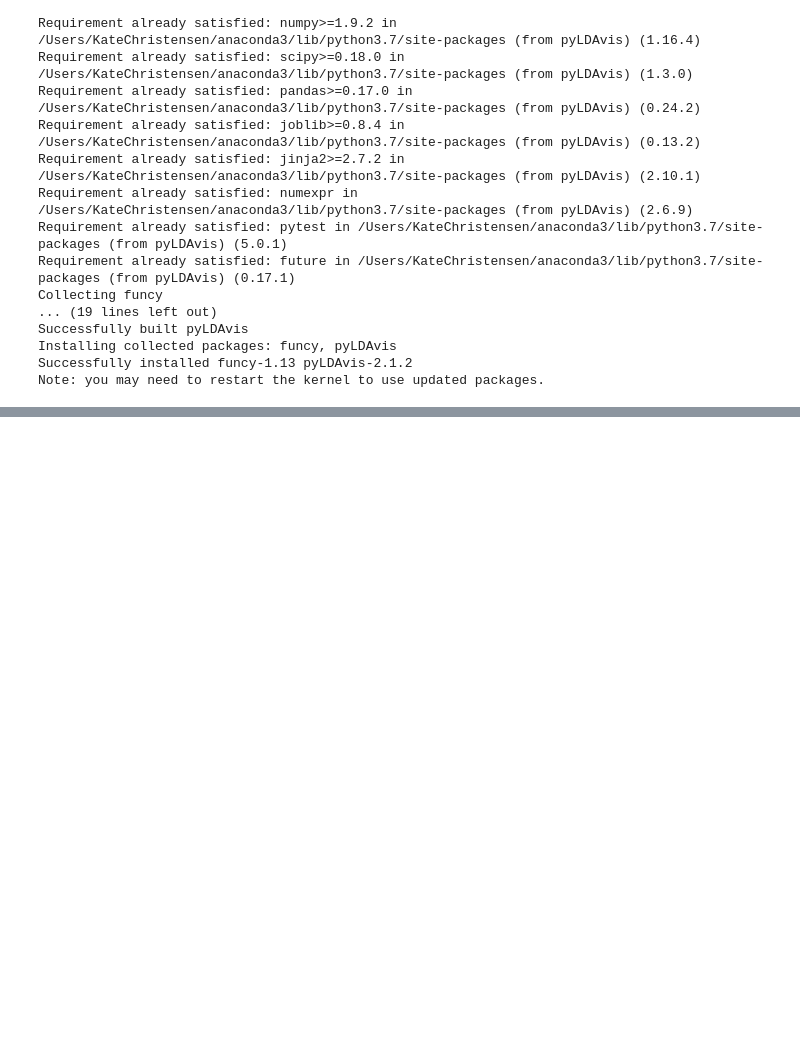
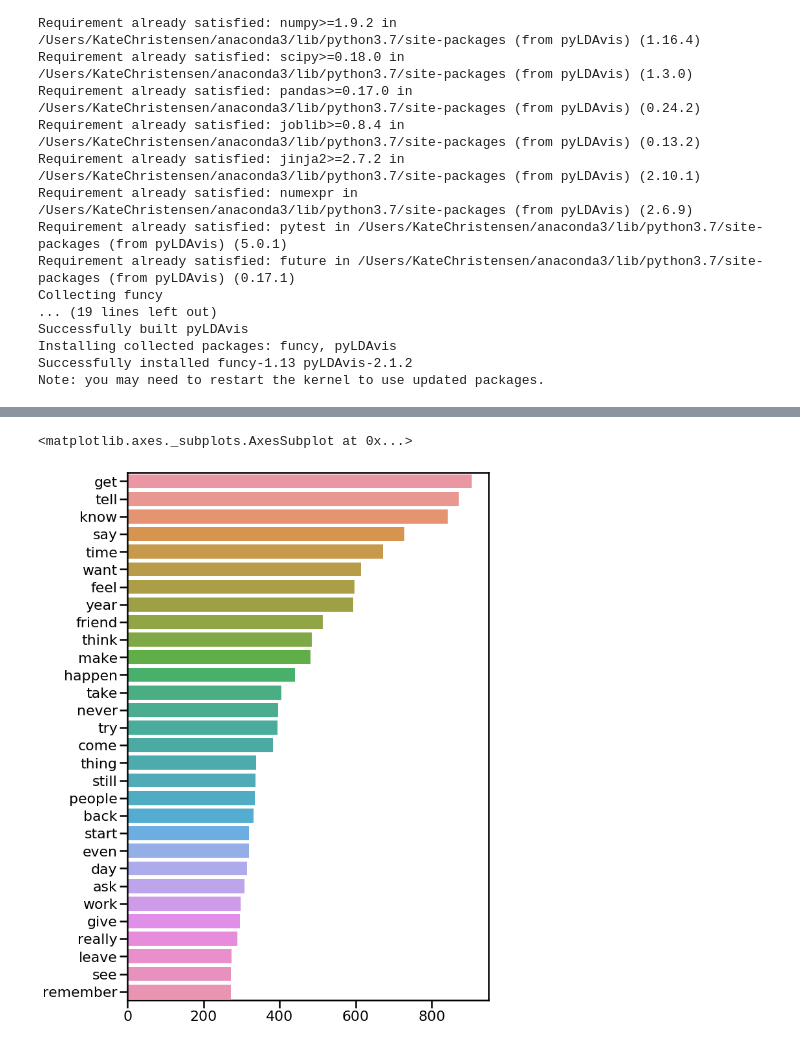
Before and after one commit to k-christensen/MeToo_in_STEM, a Jupyter notebook: exploratory.ipynb, the cells around one changed output, grey strips where cells are left out. Cells and saved outputs as stored; diff of their text form; code cells hidden in the pictures; blank space fills up the shorter version.

Commit message:
made filtered lemma function, tuning paramaters of LDA model

```diff
--- a/exploratory.ipynb
+++ b/exploratory.ipynb
@@ -1325,0 +1609,3 @@ topic
+# %%
+df_stem['source'] = 'metoostem'
+df_stem.head()
@@ -1325,0 +1619,2 @@ topic
+# %%
+df_all_data = pd.concat([df_reddit, df_stem], ignore_index=True)
@@ -1325,0 +1713,11 @@ topic
+# %%
+all_filtered_lemmas = list(df_all_data.loc[df_all_data.xpos.isin(['JJ','JJR','JJS','NN',
+                                                  'NNS', 'NNP', 'NNPS', 'RB', 'RBR',
+                                                 'RBS', 'VB', 'VBD', 'VBG', 'VBN','VBP',
+                                                 'VBZ'])].lemma)
+
+all_filtered_lemmas = [word.lower() for word in all_filtered_lemmas]
+
+all_filtered_lemmas = [word for word in all_filtered_lemmas if word not in stopword_list]
+
+all_filtered_lemmas = [word for word in all_filtered_lemmas if len(word)>2]
@@ -1325,0 +1744,4 @@ topic
+# %%
+all_filtered = fqd(all_filtered_lemmas).most_common(30)
+all_filtered_words = [w for w,n in all_filtered]
+all_filtered_nums = [n for w,n in all_filtered]
@@ -1325,0 +1766,6 @@ topic
+# %%
+fig, ax = plt.subplots(figsize=(10,15))
+sns.barplot(x=all_filtered_nums, y = all_filtered_words)
+# %% [output]
+<matplotlib.axes._subplots.AxesSubplot at 0x...>
+[figure, added]
```
Also changed, not shown: parts of 37 cells of this notebook, 1 other file.
